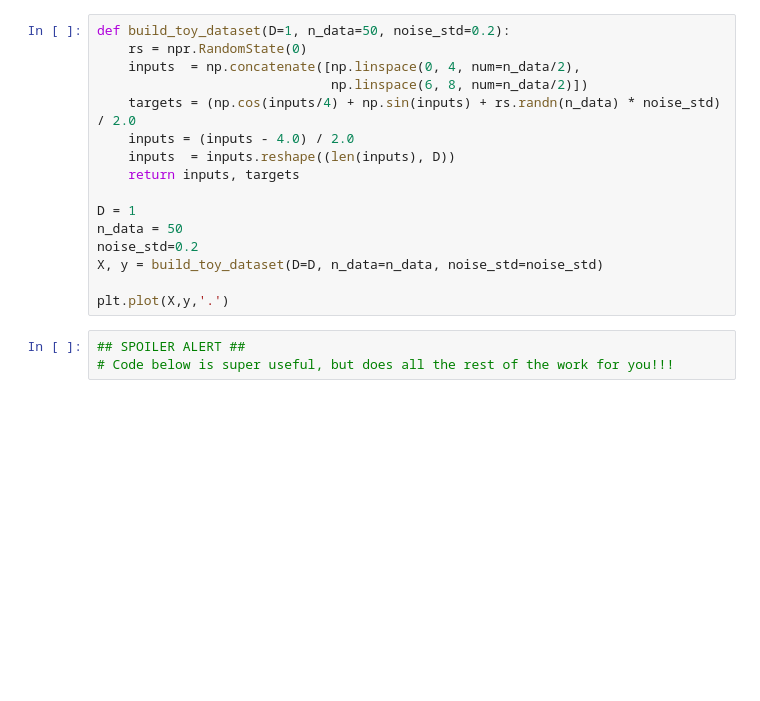
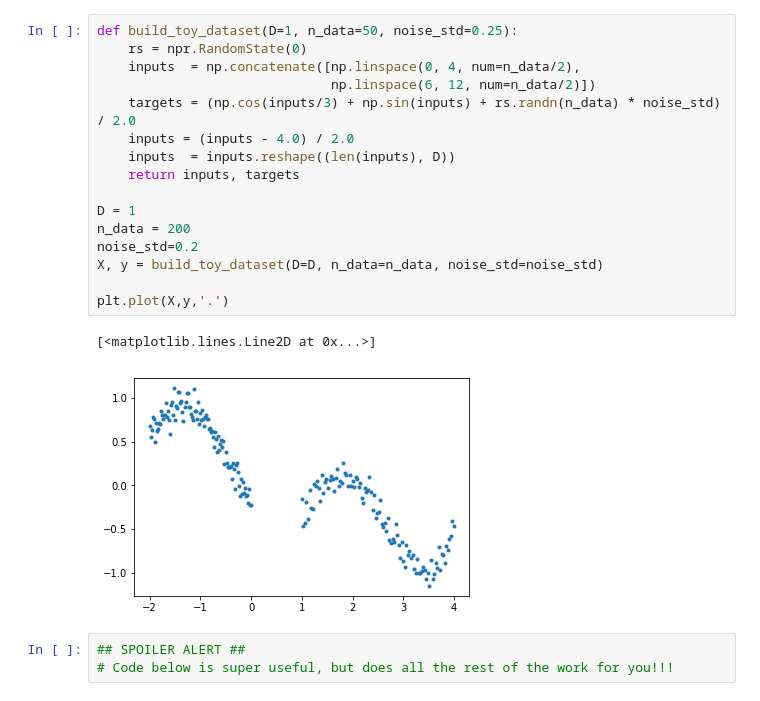
Before and after one commit to DrugowitschLab/ML-from-scratch-seminar, a Jupyter notebook: Gaussian Process/GP Regression.ipynb, the cells around one changed output. Drawn from its saved outputs; the diff is of its cells as text; blank space fills up the shorter version.

```diff
--- a/Gaussian Process/GP Regression.ipynb
+++ b/Gaussian Process/GP Regression.ipynb
@@ -42,19 +55,22 @@ def rbf_covariance(kernel_params, x, xp):
 # %%
-def build_toy_dataset(D=1, n_data=50, noise_std=0.2):
+def build_toy_dataset(D=1, n_data=50, noise_std=0.25):
     rs = npr.RandomState(0)
     inputs  = np.concatenate([np.linspace(0, 4, num=n_data/2),
-                              np.linspace(6, 8, num=n_data/2)])
-    targets = (np.cos(inputs/4) + np.sin(inputs) + rs.randn(n_data) * noise_std) / 2.0
+                              np.linspace(6, 12, num=n_data/2)])
+    targets = (np.cos(inputs/3) + np.sin(inputs) + rs.randn(n_data) * noise_std) / 2.0
     inputs = (inputs - 4.0) / 2.0
     inputs  = inputs.reshape((len(inputs), D))
     return inputs, targets
 
 D = 1
-n_data = 50
+n_data = 200
 noise_std=0.2
 X, y = build_toy_dataset(D=D, n_data=n_data, noise_std=noise_std)
 
 plt.plot(X,y,'.')
+# %% [output]
+[<matplotlib.lines.Line2D at 0x...>]
+[figure, added]
 # %%
 ## SPOILER ALERT ##
 # Code below is super useful, but does all the rest of the work for you!!!
```
Also changed, not shown: parts of 5 cells of this notebook.
